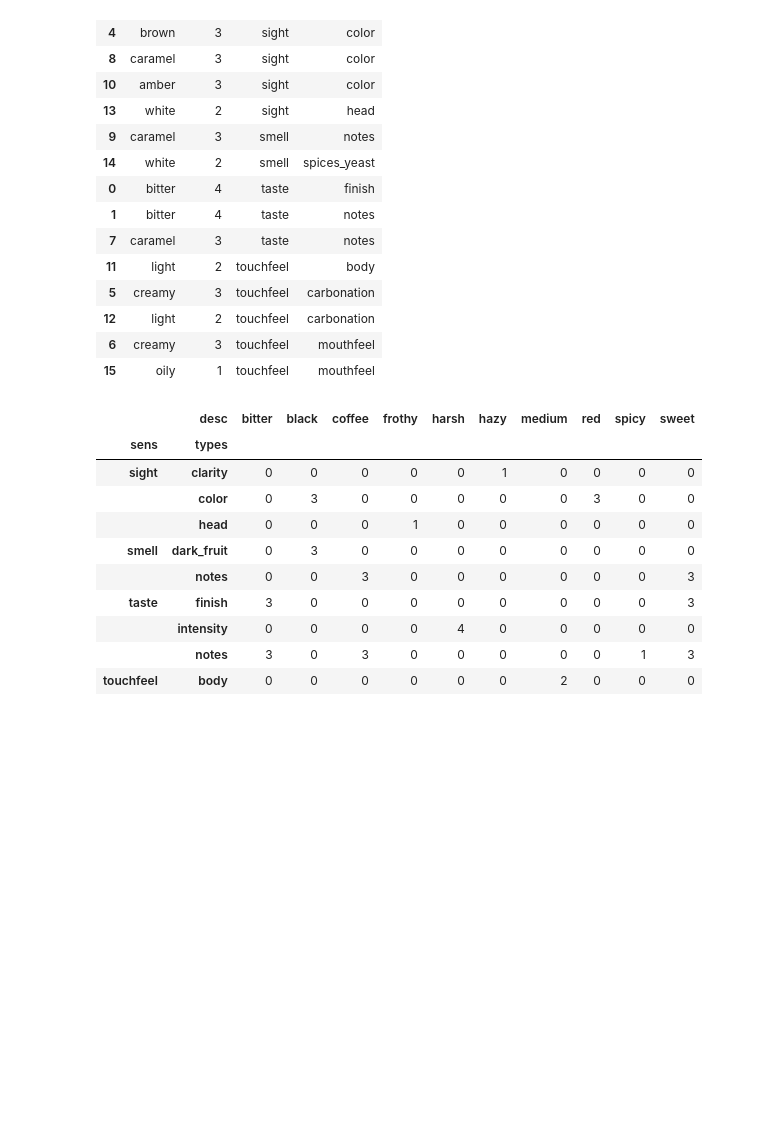
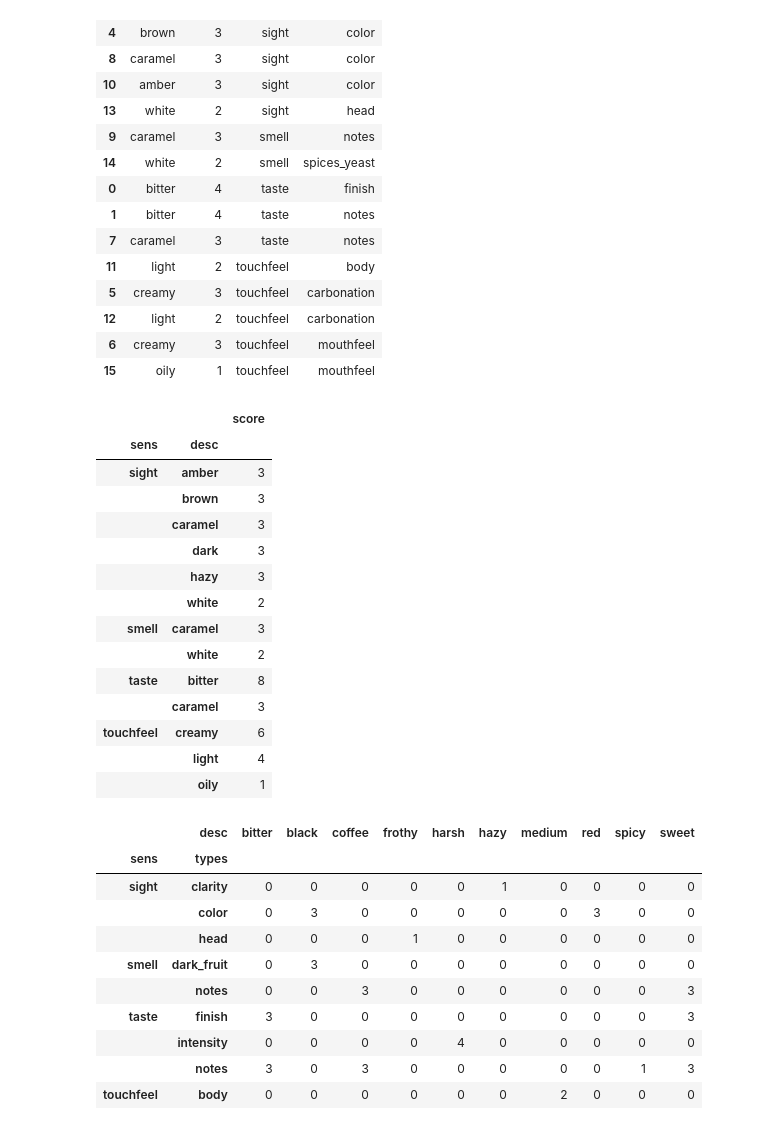
Before and after one commit to montalex/COM-480-Data-Visualization, a Jupyter notebook: describe_beer.ipynb, the cells around one changed output. Saved outputs shown, nothing was run; the diff lists cells and outputs as text; code cells hidden in the pictures; blank space fills up the shorter version.

```diff
--- a/describe_beer.ipynb
+++ b/describe_beer.ipynb
@@ -84,3 +84,22 @@ beer_desc
 | 12 | light | 2 | touchfeel | carbonation |
 | 6 | creamy | 3 | touchfeel | mouthfeel |
 | 15 | oily | 1 | touchfeel | mouthfeel |
+# %%
+sens_desc = beer_desc.groupby(['sens', 'desc']).agg({'score': 'sum'})
+sens_desc
+# %% [output]
+|  |  | score |
+| sens | desc |  |
+| sight | amber | 3 |
+|  | brown | 3 |
+|  | caramel | 3 |
+|  | dark | 3 |
+|  | hazy | 3 |
+|  | white | 2 |
+| smell | caramel | 3 |
+|  | white | 2 |
+| taste | bitter | 8 |
+|  | caramel | 3 |
+| touchfeel | creamy | 6 |
+|  | light | 4 |
+|  | oily | 1 |
```
Also changed, not shown: parts of 5 cells of this notebook, 1 other file.
